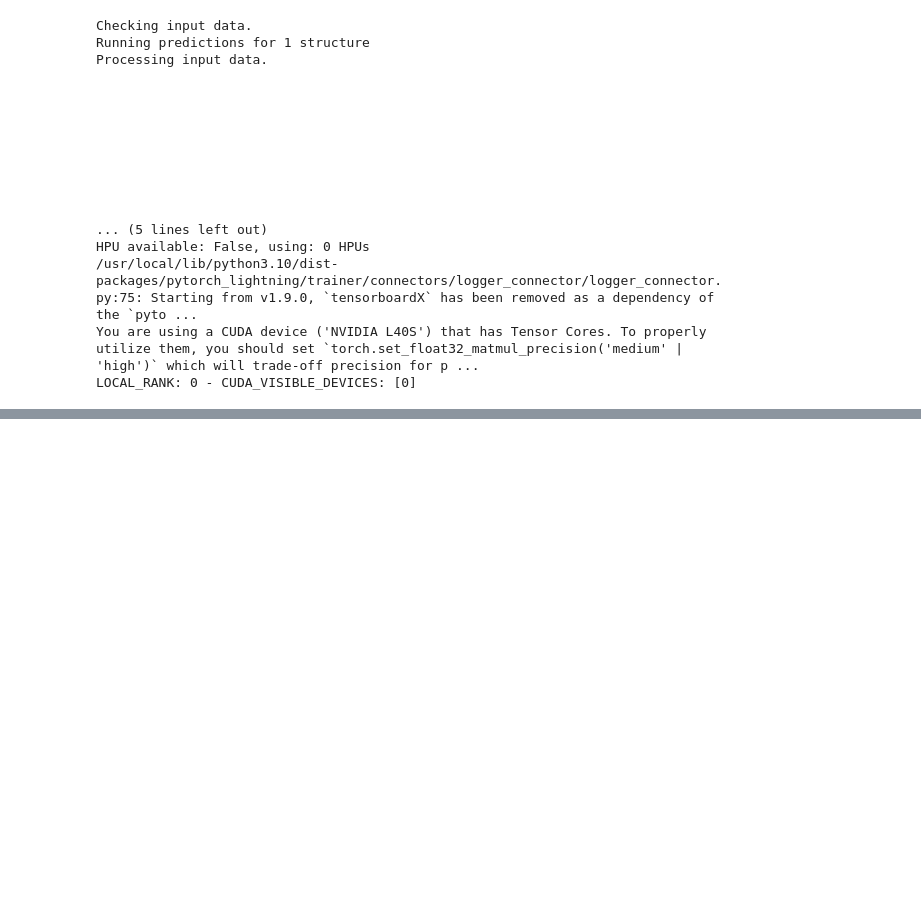
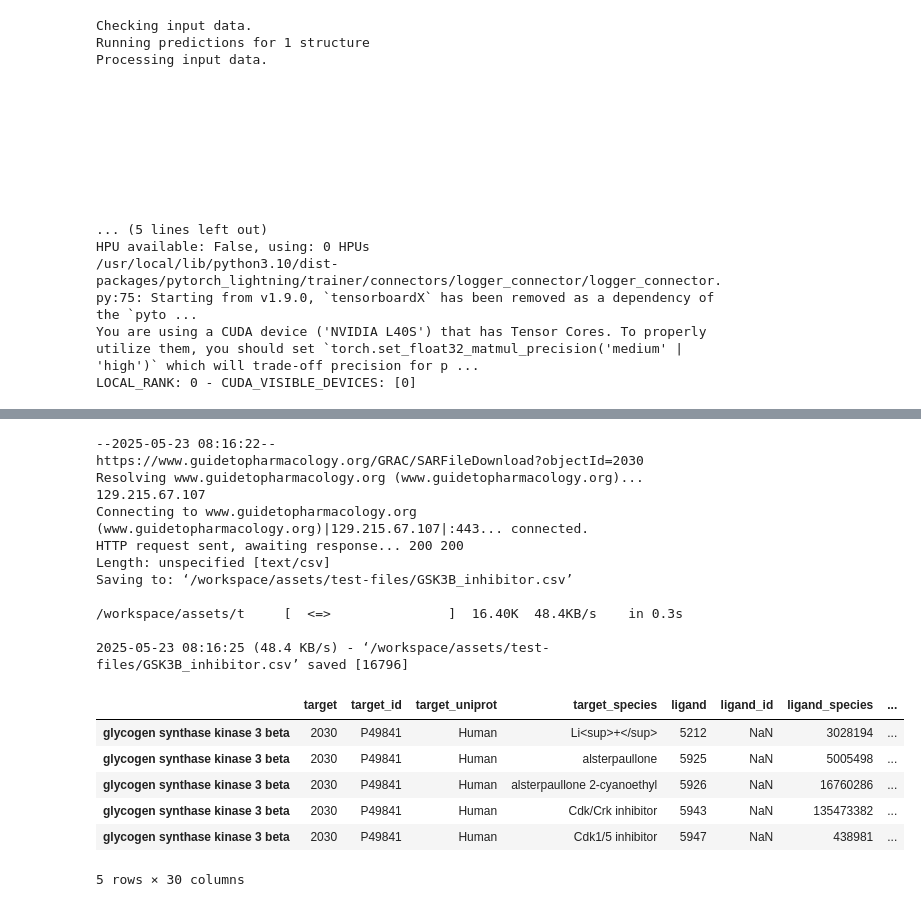
Before and after one commit to gabenavarro/MLContainerLab, a Jupyter notebook: documentation/boltz1x.ipynb, the cells around one changed output, grey strips where cells are left out. Saved outputs shown, nothing was run; the diff lists cells and outputs as text; code cells hidden in the pictures; blank space fills up the shorter version.

```diff
--- a/documentation/boltz1x.ipynb
+++ b/documentation/boltz1x.ipynb
@@ -303,0 +348,24 @@ The results are fairly close to experimental modal. This highlights the ability
+# %%
+import pandas as pd
+# Download csv file of small molecule interactions to /workspace/assets/test-files/GSK3B_inhibitor.csv
+!wget -O /workspace/assets/test-files/GSK3B_inhibitor.csv https://www.guidetopharmacology.org/GRAC/SARFileDownload?objectId=2030
+gsk3b_inhibitor_df = pd.read_csv("/workspace/assets/test-files/GSK3B_inhibitor.csv")
+gsk3b_inhibitor_df.head(5)
+# %% [output]
+--2025-05-23 08:16:22--  https://www.guidetopharmacology.org/GRAC/SARFileDownload?objectId=2030
+Resolving www.guidetopharmacology.org (www.guidetopharmacology.org)... 129.215.67.107
+Connecting to www.guidetopharmacology.org (www.guidetopharmacology.org)|129.215.67.107|:443... connected.
+HTTP request sent, awaiting response... 200 200
+Length: unspecified [text/csv]
+Saving to: ‘/workspace/assets/test-files/GSK3B_inhibitor.csv’
+
+/workspace/assets/t     [  <=>               ]  16.40K  48.4KB/s    in 0.3s
+
+2025-05-23 08:16:25 (48.4 KB/s) - ‘/workspace/assets/test-files/GSK3B_inhibitor.csv’ saved [16796]
+|  | target | target_id | target_uniprot | target_species | ligand | ligand_id | ligand_species | ... |
+| glycogen synthase kinase 3 beta | 2030 | P49841 | Human | Li<sup>+</sup> | 5212 | NaN | 3028194 | ... |
+| glycogen synthase kinase 3 beta | 2030 | P49841 | Human | alsterpaullone | 5925 | NaN | 5005498 | ... |
+| glycogen synthase kinase 3 beta | 2030 | P49841 | Human | alsterpaullone 2-cyanoethyl | 5926 | NaN | 16760286 | ... |
+| glycogen synthase kinase 3 beta | 2030 | P49841 | Human | Cdk/Crk inhibitor | 5943 | NaN | 135473382 | ... |
+| glycogen synthase kinase 3 beta | 2030 | P49841 | Human | Cdk1/5 inhibitor | 5947 | NaN | 438981 | ... |
+5 rows × 30 columns
```
Also changed, not shown: parts of 21 cells of this notebook, 51 other files.
